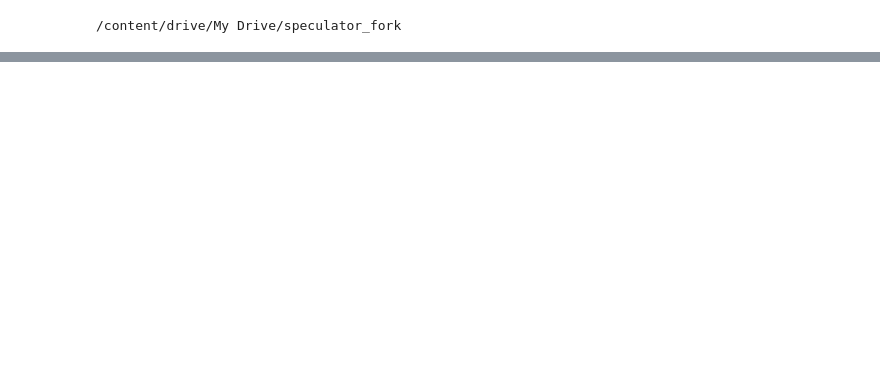
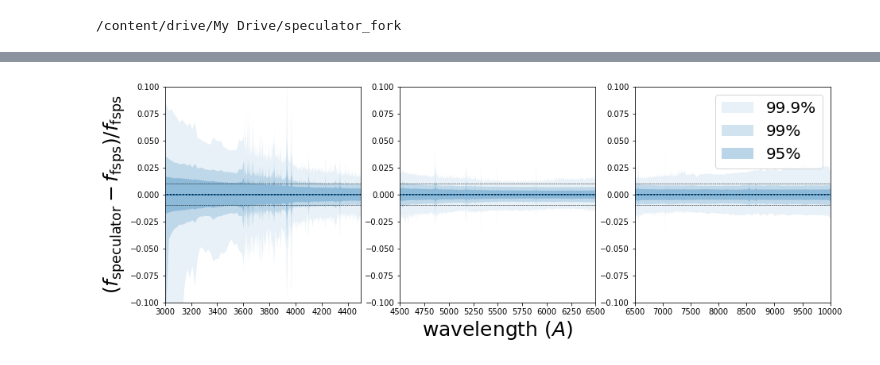
Before and after one commit to changhoonhahn/gqp_mc, a Jupyter notebook: nb/validate_trained_desi_complexdust_speculator_wavebins.ipynb, the cells around one changed output, grey strips where cells are left out. Drawn from its saved outputs; the diff is of its cells as text; code cells hidden in the pictures; blank space fills up the shorter version.

Commit message:
N_train = [2e6, 2e6, 5e6], n_pca = [30, 30, 30] -- 99% [-5/+3, -1/+1, <-1/<+1]

```diff
--- a/nb/validate_trained_desi_complexdust_speculator_wavebins.ipynb
+++ b/nb/validate_trained_desi_complexdust_speculator_wavebins.ipynb
@@ -28,10 +28,10 @@ wave_bin2 = (wave >= 6500)
 wave_bins = [wave_bin0, wave_bin1, wave_bin2]
 # %%
 n_param = 10
-n_pcas  = [40, 50, 30]
-N_train = int(5e6)
+n_pcas  = [30, 30, 30]
+N_trains = [int(2e6), int(2e6), int(5e6)]
 # %%
-speculators = [Speculator(restore=True, restore_filename='_DESI_complexdust_model.Ntrain%i.wave_bin%i.pca%i.log' % (N_train, n_wave, n_pcas[n_wave])) for n_wave in range(len(wave_bins))]
+speculators = [Speculator(restore=True, restore_filename='_DESI_complexdust_model.Ntrain%i.wave_bin%i.pca%i.log' % (N_train, n_wave, n_pcas[n_wave])) for n_wave, N_train in enumerate(N_trains)]
 # %%
 # read in training parameters and data
 theta_test = np.load('DESI_complexdust.theta_test.npy')
@@ -106,0 +59,31 @@ fig.savefig('validate_desi_complexdust.Ntrain%i.wave_bins.pca%s.1.png' % (N_trai
+# %%
+# more quantitative accuracy test of the Speculator model
+frac_dspectrum = (spectrum_spec - spectrum_test) / spectrum_test
+frac_dspectrum_quantiles = np.nanquantile(frac_dspectrum,
+        [0.0005, 0.005, 0.025, 0.5, 0.975, 0.995, 0.9995], axis=0)
+
+fig = plt.figure(figsize=(15,5))
+for iwave in range(len(wave_bins)):
+  sub = fig.add_subplot(1,3,iwave+1)
+  sub.fill_between(waves, frac_dspectrum_quantiles[0],
+          frac_dspectrum_quantiles[6], fc='C0', ec='none', alpha=0.1, label='99.9%')
+  sub.fill_between(waves, frac_dspectrum_quantiles[1],
+          frac_dspectrum_quantiles[5], fc='C0', ec='none', alpha=0.2, label='99%')
+  sub.fill_between(waves, frac_dspectrum_quantiles[2],
+          frac_dspectrum_quantiles[4], fc='C0', ec='none', alpha=0.3, label='95%')
+  sub.plot(waves, frac_dspectrum_quantiles[3], c='C0', ls='-')
+  sub.plot(waves, np.zeros(len(waves)), c='k', ls=':')
+  sub.plot(waves, 0.01 * np.ones(len(waves)), c='k', ls='--', lw=0.5)
+  sub.plot(waves, -0.01 * np.ones(len(waves)), c='k', ls='--', lw=0.5)
+  if iwave == len(wave_bins) - 1: sub.legend(loc='upper right', fontsize=20)
+  if iwave == 0: sub.set_xlim(3e3, 4.5e3)
+  elif iwave == 1:
+    sub.set_xlabel('wavelength ($A$)', fontsize=25)
+    sub.set_xlim(4.5e3, 6.5e3)
+  elif iwave == 2: sub.set_xlim(6.5e3, 1e4)
+  if iwave == 0: sub.set_ylabel(r'$(f_{\rm speculator} - f_{\rm fsps})/f_{\rm fsps}$', fontsize=25)
+  sub.set_ylim(-0.1, 0.1)
+fig.savefig('validate_desi_complexdust.Ntrain%s.wave_bins.pca%s.png' %
+          ('_'.join([str(N_train) for N_train in N_trains]), '_'.join([str(n_pca) for n_pca in n_pcas])), bbox_inches='tight')
+# %% [output]
+[figure, added]
```
Also changed, not shown: parts of 2 cells of this notebook.
